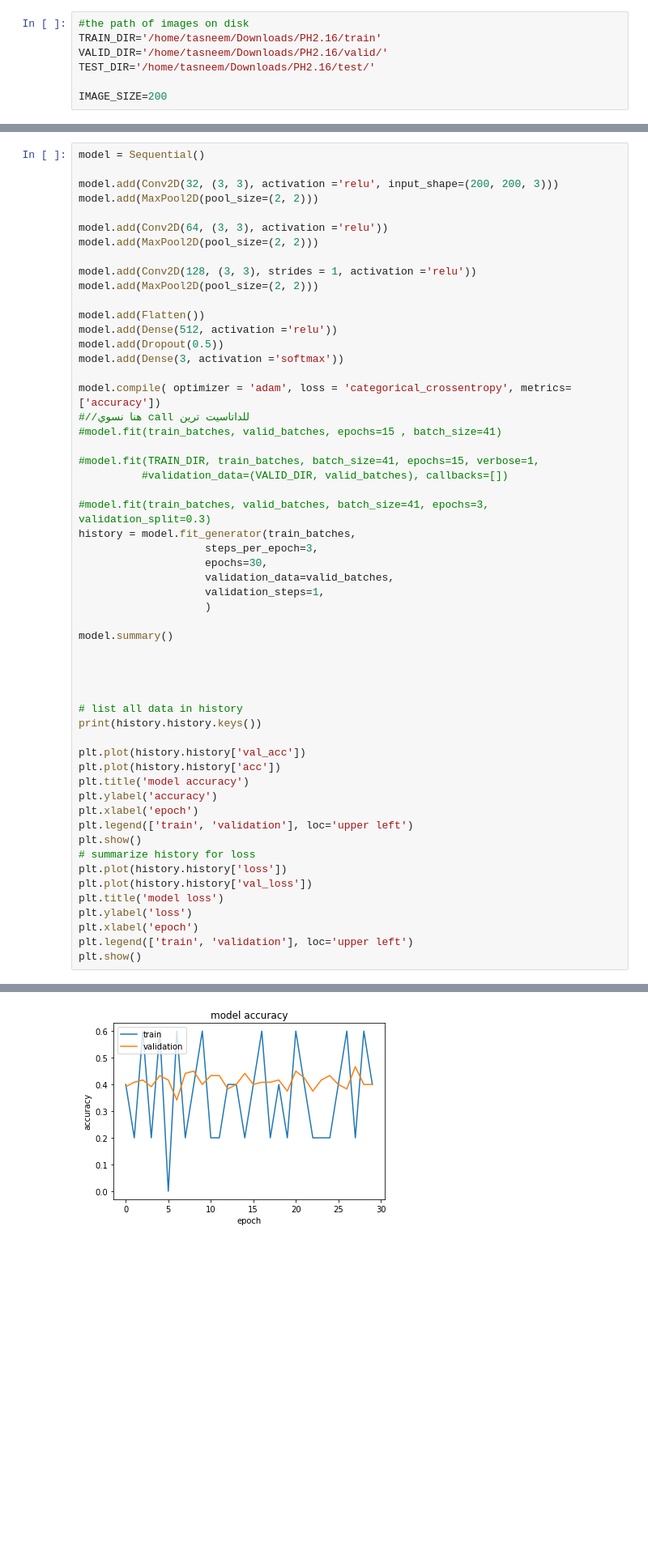
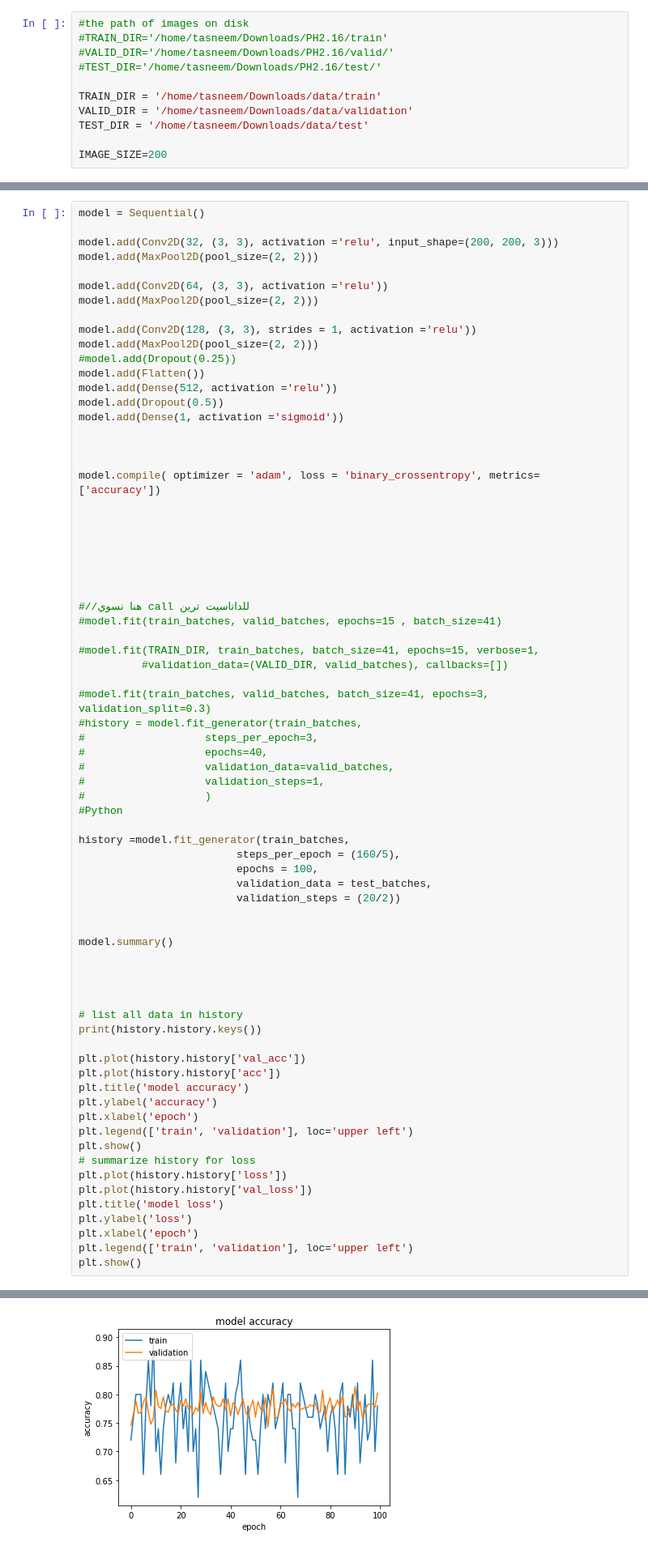
Before and after one commit to TasneemHamzah/Melanoma-Detector, a Jupyter notebook: CNN_scratch_training.ipynb, the cells around one changed output, grey strips where cells are left out. Shown at 81% size. Drawn from its saved outputs; the diff is of its cells as text; blank space fills up the shorter version.

```diff
--- a/CNN_scratch_training.ipynb
+++ b/CNN_scratch_training.ipynb
@@ -26,8 +24,12 @@ Using TensorFlow backend.
 # %%
 #the path of images on disk
-TRAIN_DIR='/home/tasneem/Downloads/PH2.16/train'
-VALID_DIR='/home/tasneem/Downloads/PH2.16/valid/'
-TEST_DIR='/home/tasneem/Downloads/PH2.16/test/'
+#TRAIN_DIR='/home/tasneem/Downloads/PH2.16/train'
+#VALID_DIR='/home/tasneem/Downloads/PH2.16/valid/'
+#TEST_DIR='/home/tasneem/Downloads/PH2.16/test/'
+
+TRAIN_DIR = '/home/tasneem/Downloads/data/train'
+VALID_DIR = '/home/tasneem/Downloads/data/validation'
+TEST_DIR = '/home/tasneem/Downloads/data/test'
 
 IMAGE_SIZE=200
 # %%
@@ -87,13 +106,22 @@ model.add(MaxPool2D(pool_size=(2, 2)))
 
 model.add(Conv2D(128, (3, 3), strides = 1, activation ='relu'))
 model.add(MaxPool2D(pool_size=(2, 2)))
-
+#model.add(Dropout(0.25))
 model.add(Flatten())
 model.add(Dense(512, activation ='relu'))
 model.add(Dropout(0.5))
-model.add(Dense(3, activation ='softmax'))
+model.add(Dense(1, activation ='sigmoid'))
 
-model.compile( optimizer = 'adam', loss = 'categorical_crossentropy', metrics=['accuracy'])
+
+
+model.compile( optimizer = 'adam', loss = 'binary_crossentropy', metrics=['accuracy'])
+
+
+
+
+
+
+
 #//هنا نسوي call للداتاسيت ترين
 #model.fit(train_batches, valid_batches, epochs=15 , batch_size=41)
 
@@ -101,12 +129,20 @@ model.compile( optimizer = 'adam', loss = 'categorical_crossentropy', metrics=['
           #validation_data=(VALID_DIR, valid_batches), callbacks=[])
 
 #model.fit(train_batches, valid_batches, batch_size=41, epochs=3, validation_split=0.3)
-history = model.fit_generator(train_batches,
-				 	steps_per_epoch=3,
-				 	epochs=30,
-					validation_data=valid_batches,
-					validation_steps=1,
-					)
+#history = model.fit_generator(train_batches,
+#				 	steps_per_epoch=3,
+#				 	epochs=40,
+#					validation_data=valid_batches,
+#					validation_steps=1,
+#					)
+#Python
+
+history =model.fit_generator(train_batches,
+                         steps_per_epoch = (160/5),
+                         epochs = 100,
+                         validation_data = test_batches,
+                         validation_steps = (20/2))
+
 
 model.summary()
 
@@ -149,4 +185,4 @@ Trainable params: 34,763,843
 Non-trainable params: 0
 _________________________________________________________________
 dict_keys(['val_loss', 'val_acc', 'loss', 'acc'])
-[figure, old version]
+[figure, new version]
```
Also changed, not shown: parts of 4 cells of this notebook.
